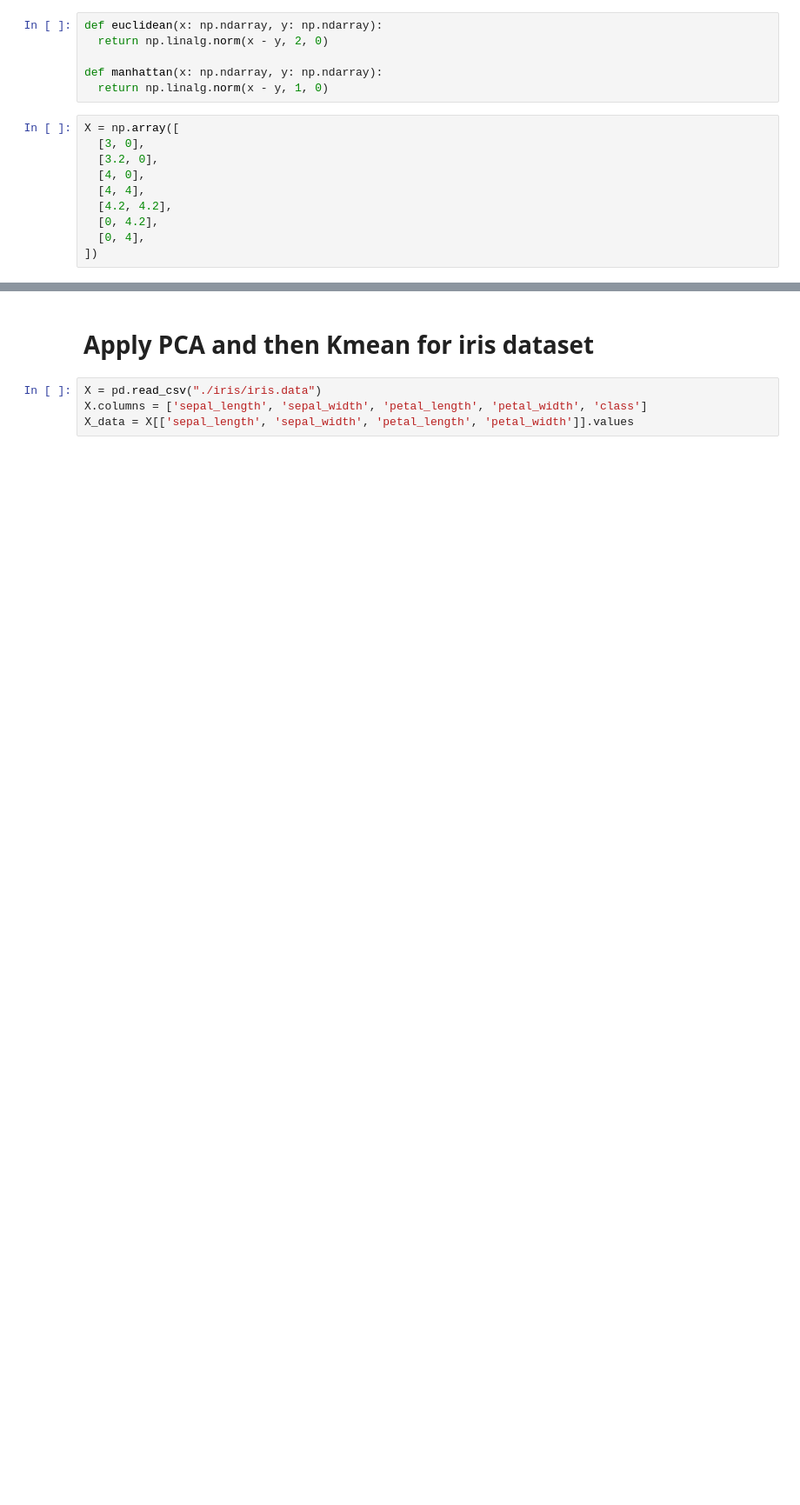
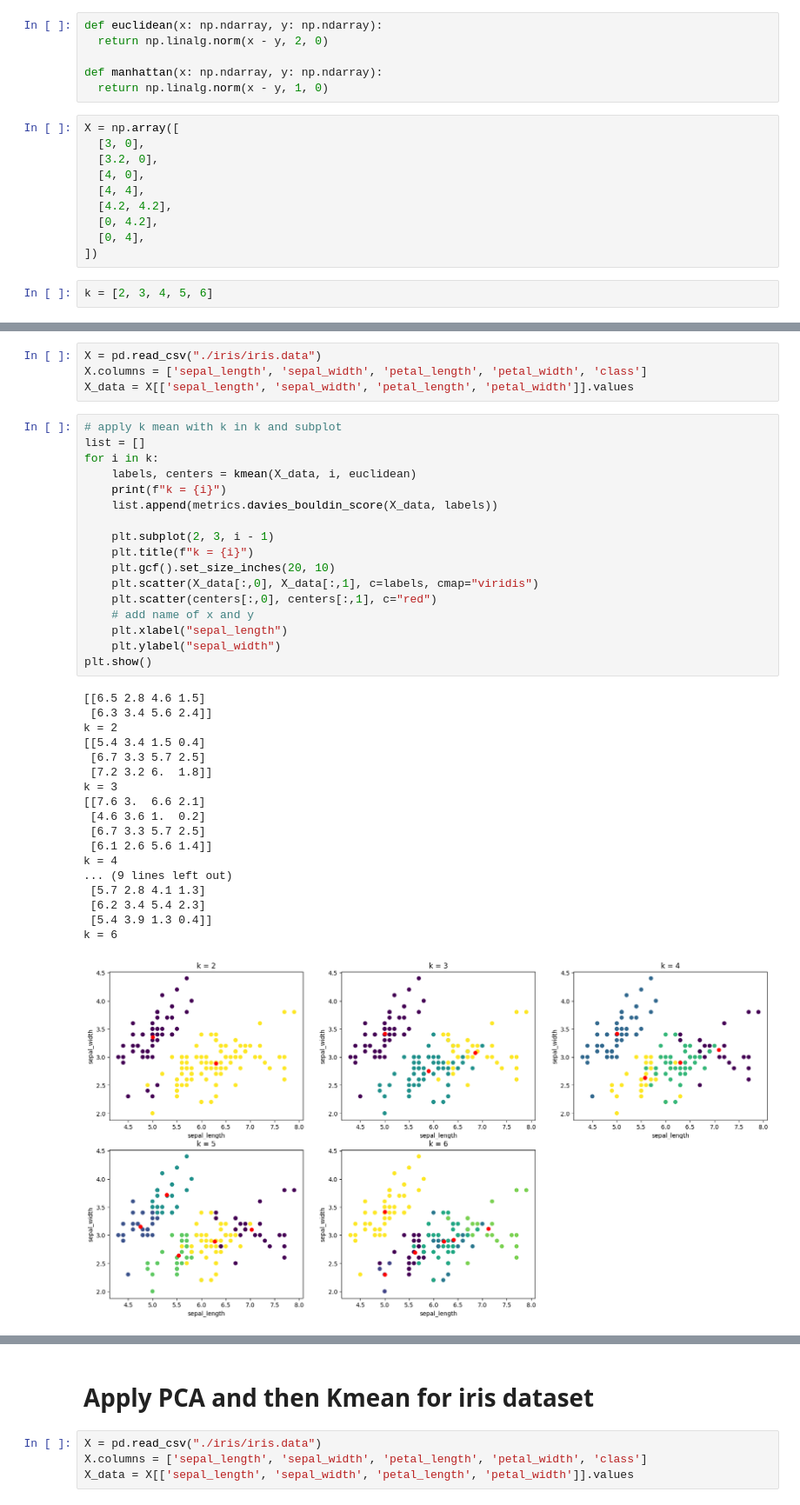
Before and after one commit to tung-ngt/ml2, a Jupyter notebook: labwork2/k-mean.ipynb, the cells around one changed output, grey strips where cells are left out. Shown: that part at 87% size. Drawn from its saved outputs; the diff is of its cells as text; blank space fills up the shorter version.

Commit message:
add different k of kmean

```diff
--- a/labwork2/k-mean.ipynb
+++ b/labwork2/k-mean.ipynb
@@ -125,3 +96,5 @@ X = np.array([
   [0, 4.2],
   [0, 4],
 ])
+# %%
+k = [2, 3, 4, 5, 6]
@@ -127,0 +103,40 @@ X = np.array([
+# %%
+X = pd.read_csv("./iris/iris.data")
+X.columns = ['sepal_length', 'sepal_width', 'petal_length', 'petal_width', 'class']
+X_data = X[['sepal_length', 'sepal_width', 'petal_length', 'petal_width']].values
+# %%
+# apply k mean with k in k and subplot
+list = []
+for i in k:
+    labels, centers = kmean(X_data, i, euclidean)
+    print(f"k = {i}")
+    list.append(metrics.davies_bouldin_score(X_data, labels))
+
+    plt.subplot(2, 3, i - 1)
+    plt.title(f"k = {i}")
+    plt.gcf().set_size_inches(20, 10)
+    plt.scatter(X_data[:,0], X_data[:,1], c=labels, cmap="viridis")
+    plt.scatter(centers[:,0], centers[:,1], c="red")
+    # add name of x and y
+    plt.xlabel("sepal_length")
+    plt.ylabel("sepal_width")
+plt.show()
+# %% [output]
+[[6.5 2.8 4.6 1.5]
+ [6.3 3.4 5.6 2.4]]
+k = 2
+[[5.4 3.4 1.5 0.4]
+ [6.7 3.3 5.7 2.5]
+ [7.2 3.2 6.  1.8]]
+k = 3
+[[7.6 3.  6.6 2.1]
+ [4.6 3.6 1.  0.2]
+ [6.7 3.3 5.7 2.5]
+ [6.1 2.6 5.6 1.4]]
+k = 4
+... (9 lines left out)
+ [5.7 2.8 4.1 1.3]
+ [6.2 3.4 5.4 2.3]
+ [5.4 3.9 1.3 0.4]]
+k = 6
+[figure, added]
```
Also changed, not shown: parts of 12 cells of this notebook, 2 other files.
